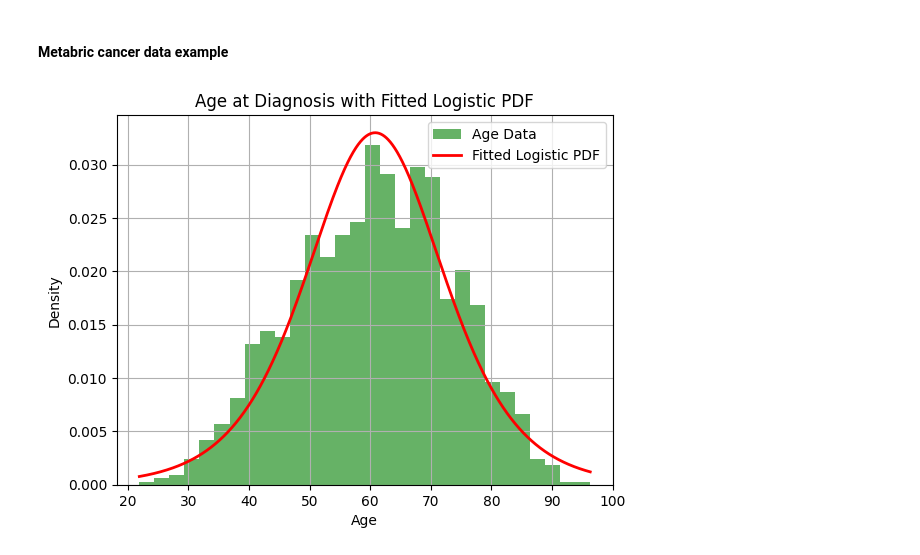
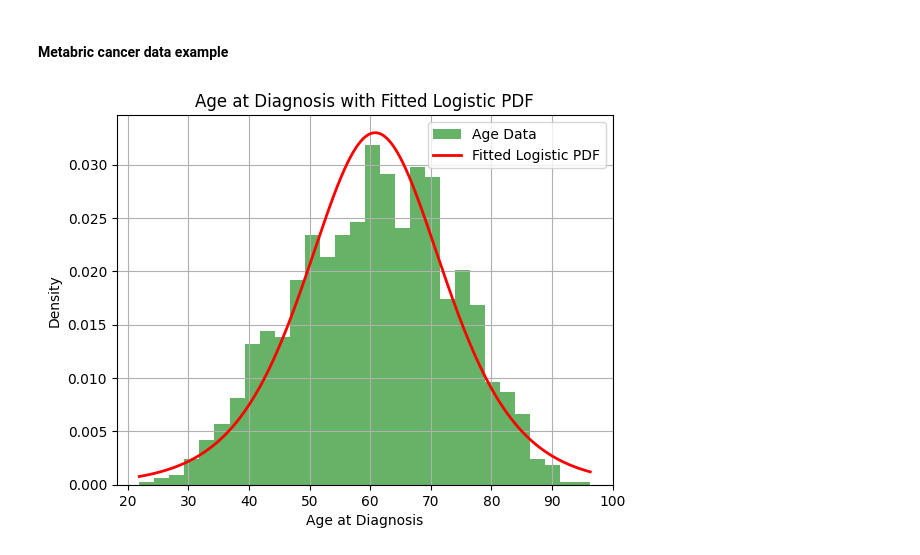
Before and after one commit to heywoodwt/ds_5030_work, a Jupyter notebook: assignment_6.ipynb, the cells around one changed output. Drawn from its saved outputs; the diff is of its cells as text; code cells hidden in the pictures.

```diff
--- a/assignment_6.ipynb
+++ b/assignment_6.ipynb
@@ -472,16 +473,16 @@ metabric_data = pd.read_csv('data/metabric.csv')
 # %%
 ages = metabric_data['Age at Diagnosis'].dropna()
 logistic_params = logistic.fit(ages)
 x_fit = np.linspace(ages.min(), ages.max(), 1000)
 pdf_fit = logistic.pdf(x_fit, *logistic_params)
 plt.figure()
 plt.hist(ages, bins=30, density=True, alpha=0.6, color='g', label='Age Data')
 plt.plot(x_fit, pdf_fit, 'r-', lw=2, label='Fitted Logistic PDF')
 plt.title('Age at Diagnosis with Fitted Logistic PDF')
-plt.xlabel('Age')
+plt.xlabel('Age at Diagnosis')
 plt.ylabel('Density')
 plt.legend()
 plt.grid()
 plt.show()
 # %% [output]
-[figure, old version]
+[figure, new version]
```
Also changed, not shown: parts of 2 cells of this notebook.
